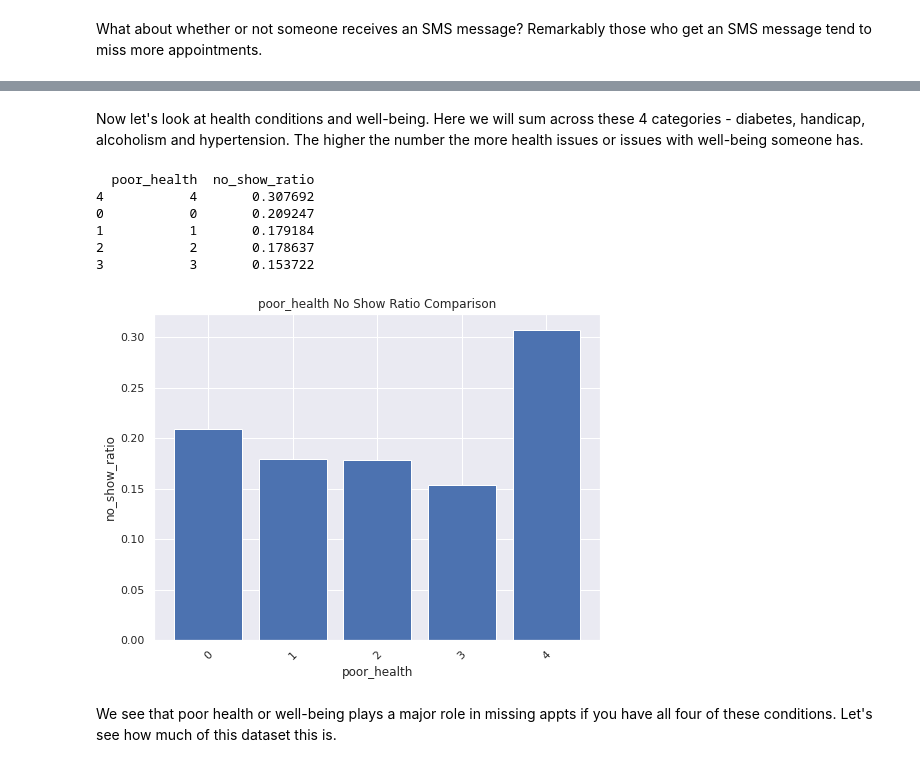
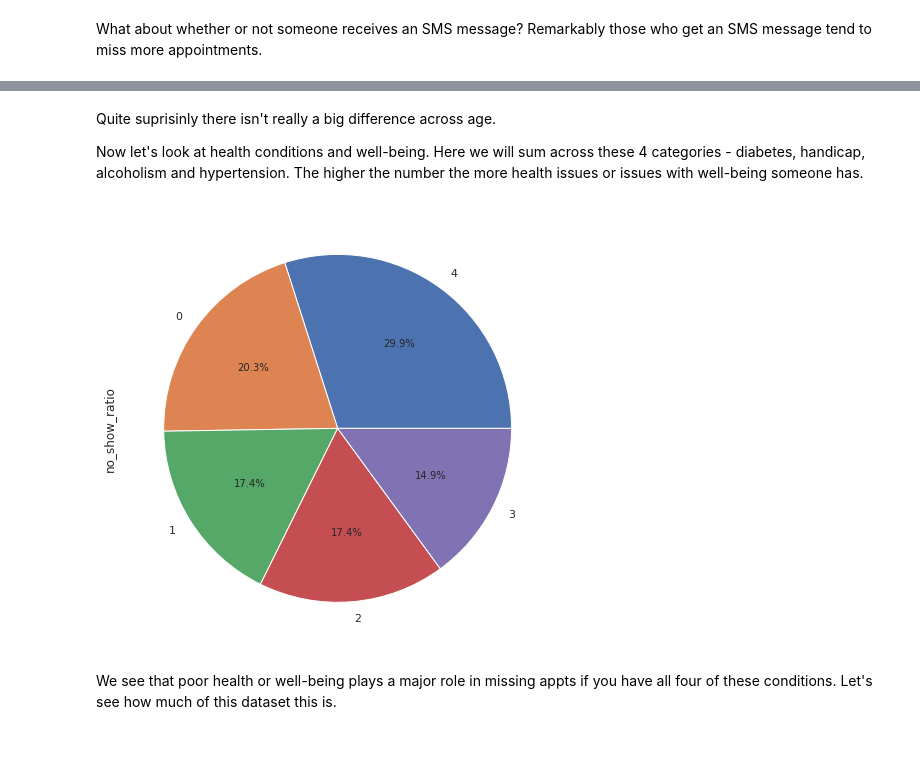
Before and after one commit to bvmcode/udacity_project_no_shows, a Jupyter notebook: Project - Doctor Appts.ipynb, the cells around one changed output, grey strips where cells are left out. Drawn from its saved outputs; the diff is of its cells as text; code cells hidden in the pictures.

```diff
--- a/Project - Doctor Appts.ipynb
+++ b/Project - Doctor Appts.ipynb
@@ -371,3 +394,0 @@ We see that teenagers tend to miss their appts more and seniors are more apt to
-# %%
-df_clean['gender_age_cat'] = df_clean['gender'] + '-' + df_clean['age_cat']
-group_and_plot('gender_age_cat')
@@ -447,16 +498,17 @@ So far, our result is that a teenager who is on government assistance and receiv
 # %% [markdown]
+Quite suprisinly there isn't really a big difference across age.
+
 Now let's look at health conditions and well-being. Here we will sum across these 4 categories -  diabetes, handicap, alcoholism and hypertension. The higher the number the more health issues or issues with well-being someone has.
 # %%
 df_clean['poor_health'] = df_clean['diabetes'] + df_clean['hypertension'] + df_clean['handicap'] + df_clean['alcoholism']
-group_and_plot('poor_health');
+tmp = df_clean.groupby('poor_health').sum()
+tmp['no_show_ratio'] = tmp['no_show']/tmp['count']
+tmp2 = tmp.sort_values('no_show_ratio', ascending=False).iloc[0:20]
+
+plt.figure(figsize=(12,8))
+tmp2['no_show_ratio'].plot.pie(autopct="%.1f%%");
 # %% [output]
-  poor_health  no_show_ratio
-4           4       0.307692
-0           0       0.209247
-1           1       0.179184
-2           2       0.178637
-3           3       0.153722
-[figure, old version]
+[figure, new version]
 # %% [markdown]
 We see that poor health or well-being plays a major role in missing appts if you have all four of these conditions. Let's see how much of this dataset this is.
 # %%
```
Also changed, not shown: parts of 29 cells of this notebook.
